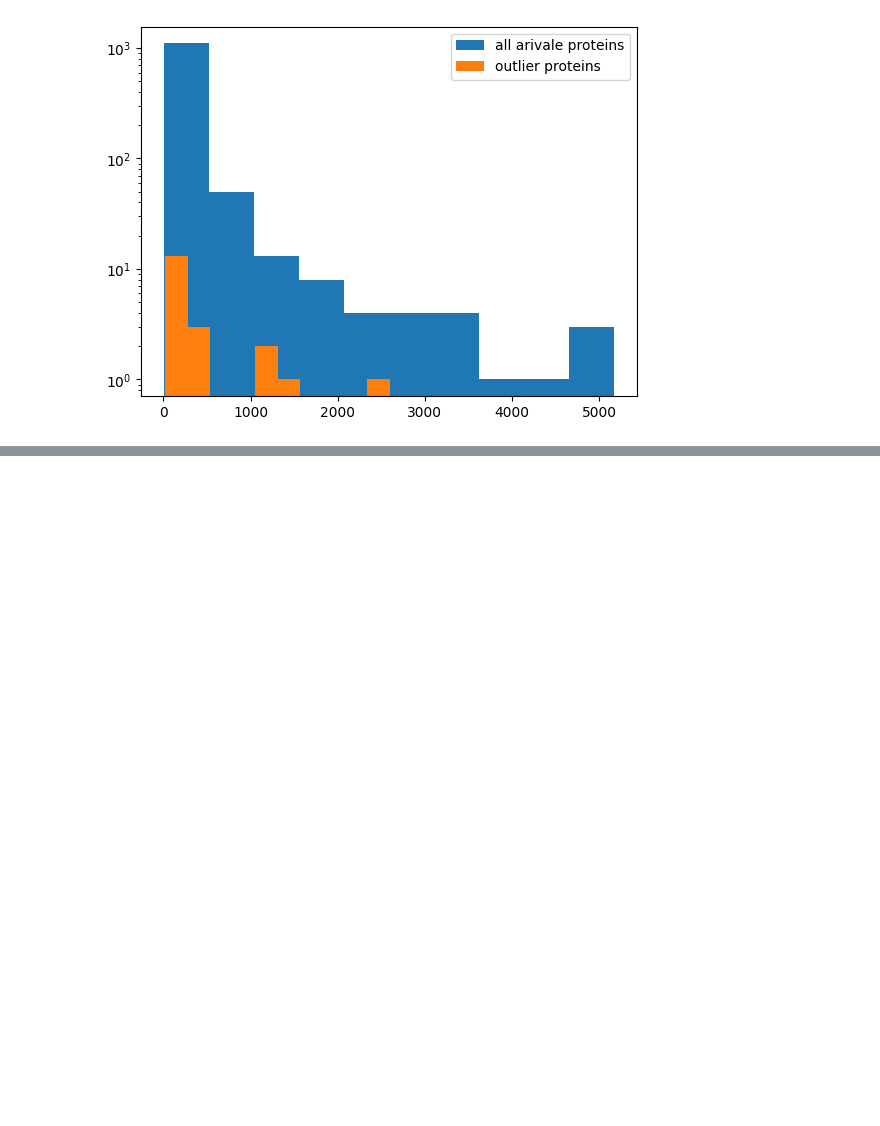
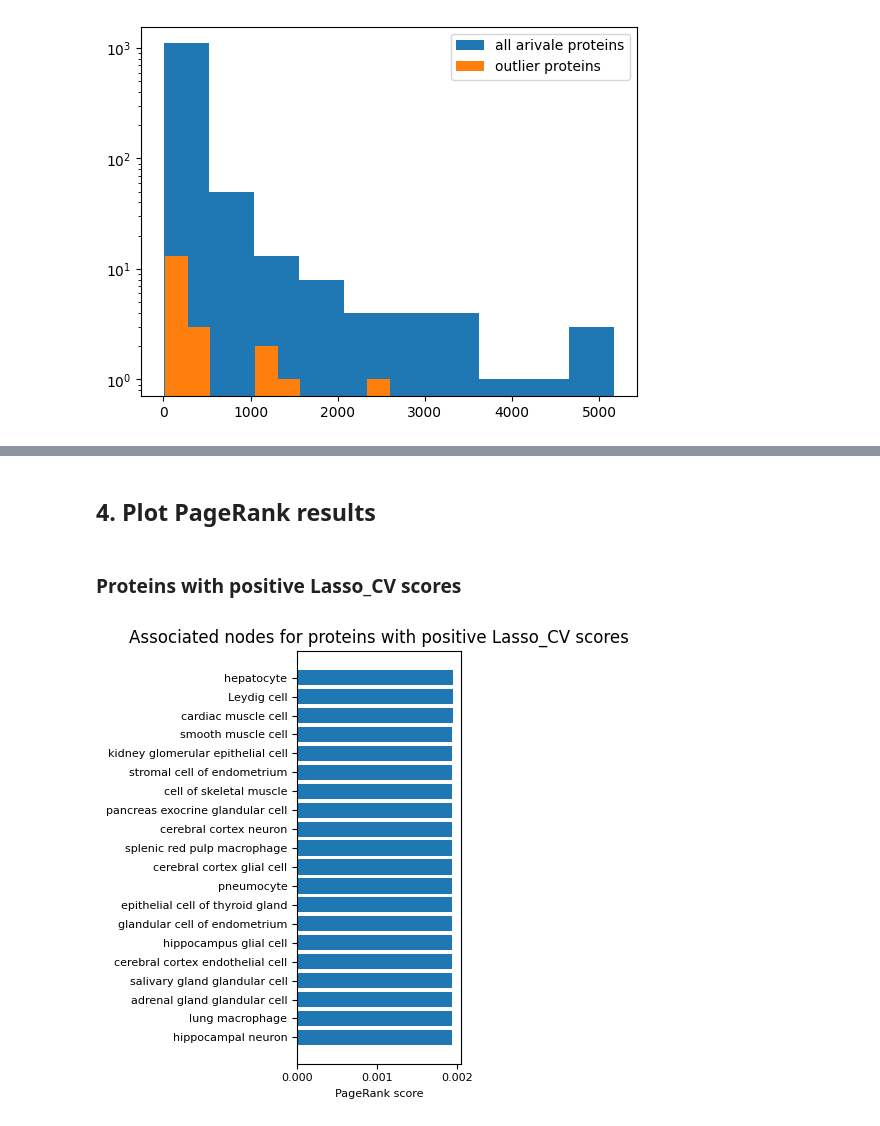
Before and after one commit to yjzhang/kg_feature_engineering, a Jupyter notebook: notebooks/Arivale_Outliers_Analysis.ipynb, the cells around one changed output, grey strips where cells are left out. Saved outputs shown, nothing was run; the diff lists cells and outputs as text; code cells hidden in the pictures; blank space fills up the shorter version.

```diff
--- a/notebooks/Arivale_Outliers_Analysis.ipynb
+++ b/notebooks/Arivale_Outliers_Analysis.ipynb
@@ -249,0 +254,2 @@ plt.legend()
+# %%
+high_prots_pr_results, high_prots_top_nodes = kgfe.explanations.topic_pagerank(spoke_graph_ud, high_prots_spoke_ids)
@@ -249,0 +265,2 @@ plt.legend()
+# %% [markdown]
+## 4. Plot PageRank results
@@ -249,0 +269,11 @@ plt.legend()
+# %% [markdown]
+### Proteins with positive Lasso_CV scores
+# %%
+fig, ax = plt.subplots(figsize=(4, 5))
+ax.tick_params(axis='both', which='major', labelsize=8)
+ax.barh([x['feature_name'] for x in high_prots_top_nodes[:20][::-1]], [x['score'] for x in high_prots_top_nodes[:20][::-1]], )
+plt.title('Associated nodes for proteins with positive Lasso_CV scores')
+ax.set_xlabel('PageRank score', fontsize=8)
+plt.tight_layout()
+# %% [output]
+[figure, added]
```
Also changed, not shown: parts of 42 cells of this notebook, 5 other files.
